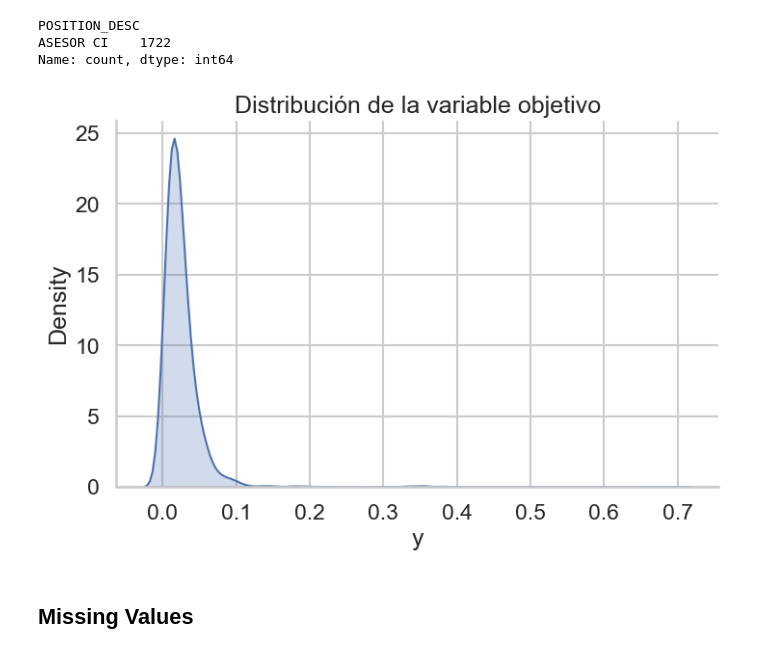
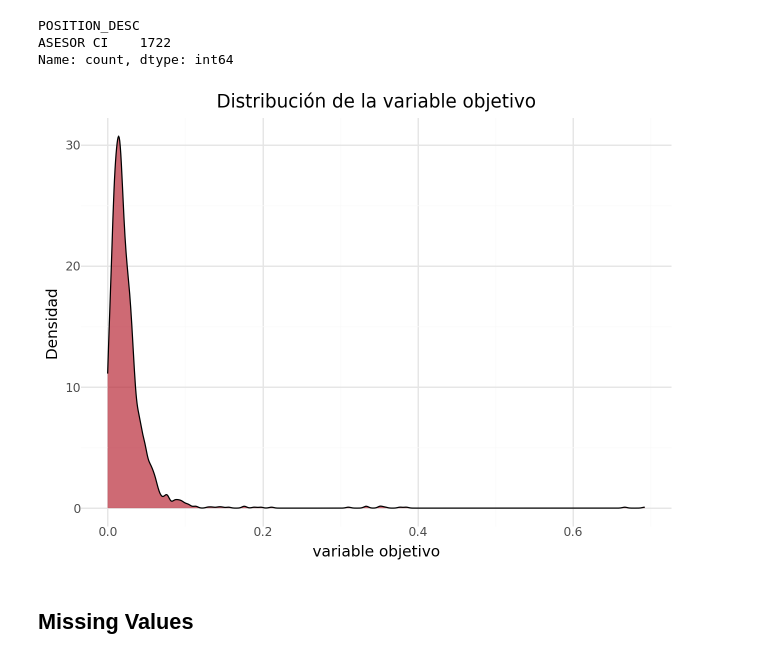
Before and after one commit to amiguelhdz/autonomia, a Jupyter notebook: notebooks/01EDA.ipynb, the cells around one changed output. Cells and saved outputs as stored; diff of their text form; code cells hidden in the pictures.

```diff
--- a/notebooks/01EDA.ipynb
+++ b/notebooks/01EDA.ipynb
@@ -62,5 +73,5 @@ rutas = obtener_rutas_usuario()
 # %%
-df = pd.read_parquet(os.path.join(rutas.get('interimData'), 'Sabana_integrada_asesor_ScoreCI_VF.parquet'))
+df = pd.read_parquet(os.path.join(INTERIM_DATA_DIR, 'Sabana_integrada_asesor_ScoreCI_VF.parquet'))
 # %%
 df.shape
 # %% [output]
@@ -105,12 +116,19 @@ Name: count, dtype: int64
 # %%
 # Eliminar position_desc y ANT_ASESOR_RANGO
 df.drop(columns=['POSITION_DESC','ANT_ASESOR_RANGO'], inplace=True)
-# %%
-sns.displot(data=df, x='y', kind='kde', fill=True, palette='Set2', aspect=1.5)
-plt.title('Distribución de la variable objetivo')
-plt.show()
-# %% [output]
-[figure, removed]
+# %%
+(
+    ggplot(df, aes(x='y'))
+    + geom_density(fill='#b92938', alpha=0.7)
+    + labs(
+        title='Distribución de la variable objetivo',
+        x='variable objetivo',
+        y='Densidad'
+    )
+    + theme_minimal()
+)
+# %% [output]
+[figure, added]
 # %% [markdown]
 ## Missing Values
 # %%
```
Also changed, not shown: parts of 43 cells of this notebook, 4 other files.
